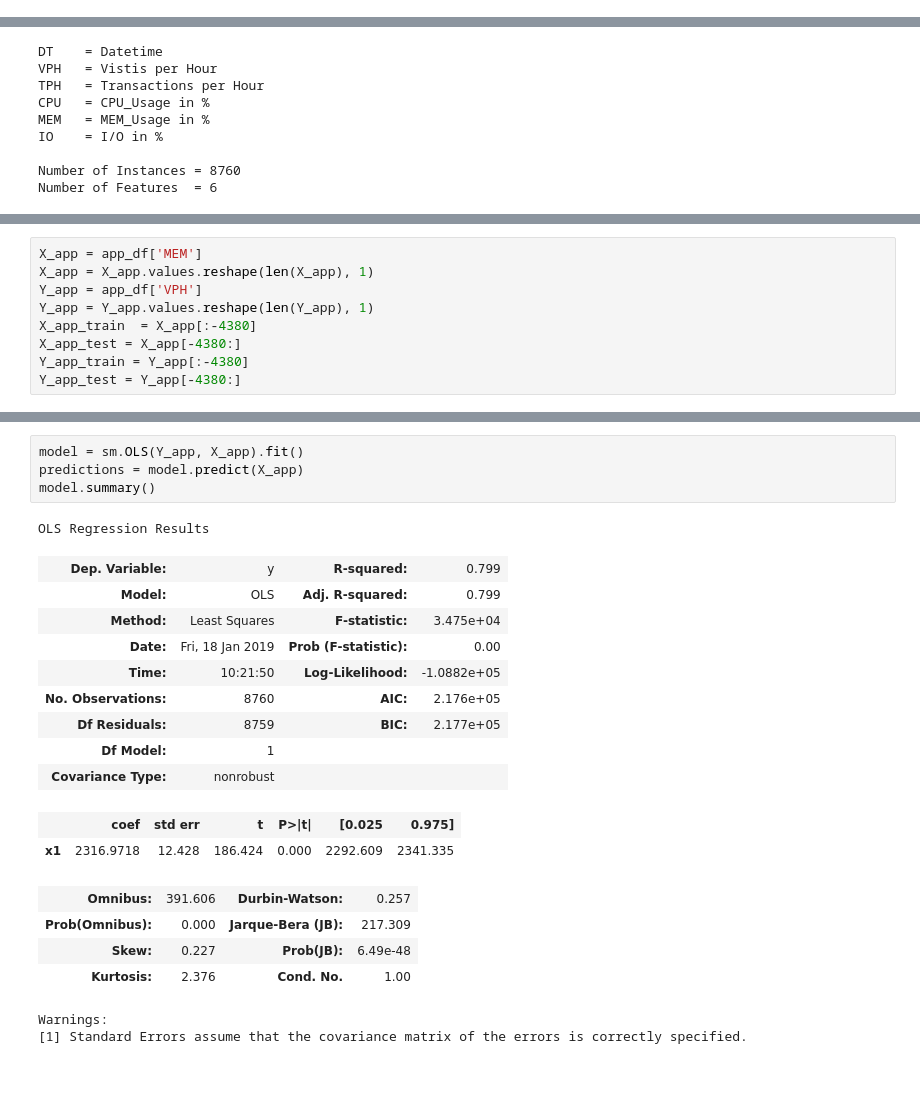
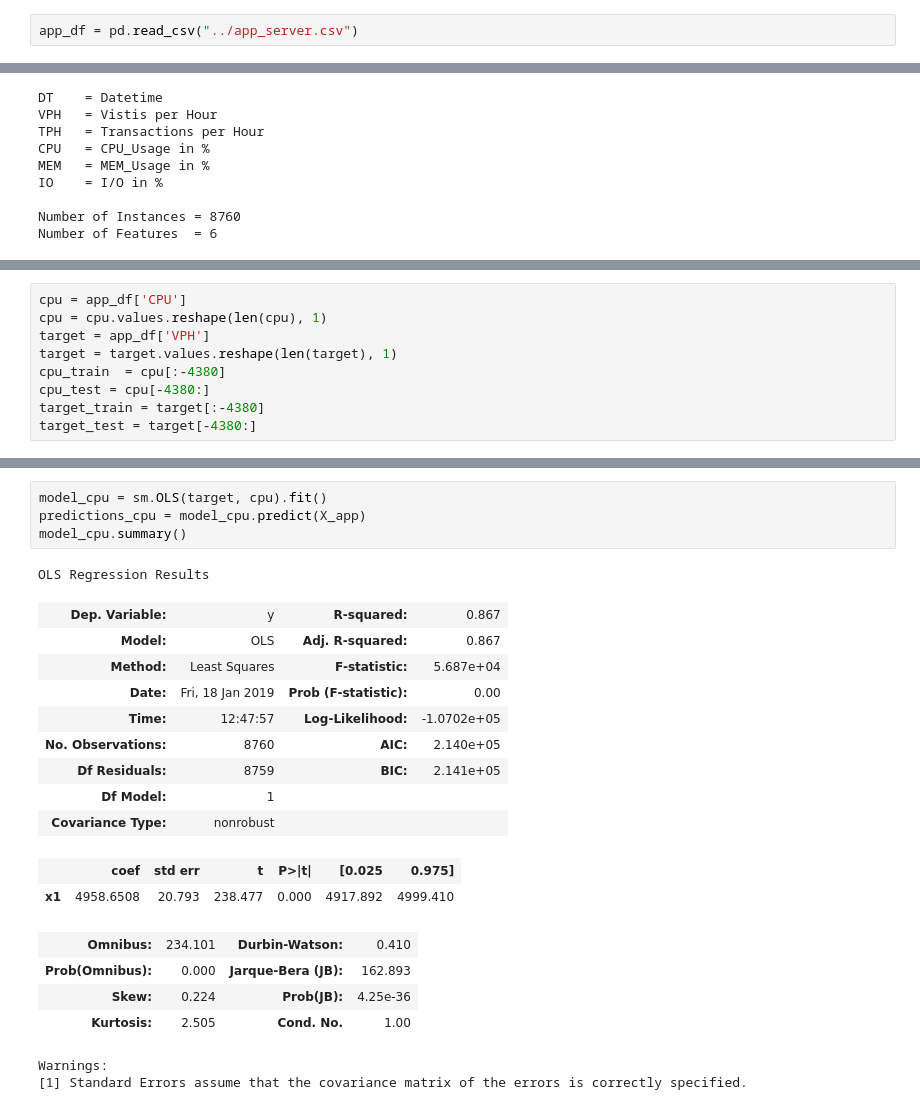
Before and after one commit to nerdiejack/capacity_management, a Jupyter notebook: notebooks/Appserver.ipynb, the cells around one changed output, grey strips where cells are left out. Cells and saved outputs as stored; diff of their text form; blank space fills up the shorter version.

```diff
--- a/notebooks/Appserver.ipynb
+++ b/notebooks/Appserver.ipynb
@@ -15,3 +15,5 @@ Return the month names of the DateTimeIndex with specified locale.app_df = pd.re
+# %%
+app_df = pd.read_csv("../app_server.csv")
 # %%
 f = open('../APP_README', 'r')
 file_content = f.read()
@@ -63,9 +68,9 @@ fig.tight_layout()
 # %%
-X_app = app_df['MEM']
-X_app = X_app.values.reshape(len(X_app), 1)
-Y_app = app_df['VPH']
-Y_app = Y_app.values.reshape(len(Y_app), 1)
-X_app_train  = X_app[:-4380]
-X_app_test = X_app[-4380:]
-Y_app_train = Y_app[:-4380]
-Y_app_test = Y_app[-4380:]
+cpu = app_df['CPU']
+cpu = cpu.values.reshape(len(cpu), 1)
+target = app_df['VPH']
+target = target.values.reshape(len(target), 1)
+cpu_train  = cpu[:-4380]
+cpu_test = cpu[-4380:]
+target_train = target[:-4380]
+target_test = target[-4380:]
@@ -85,23 +97,23 @@ plt.plot(X_app_test, regr.predict(X_app_test), color='black', linewidth=2)
 # %%
-model = sm.OLS(Y_app, X_app).fit()
-predictions = model.predict(X_app)
-model.summary()
+model_cpu = sm.OLS(target, cpu).fit()
+predictions_cpu = model_cpu.predict(X_app)
+model_cpu.summary()
 # %% [output]
 OLS Regression Results
-| Dep. Variable: | y | R-squared: | 0.799 |
-| Model: | OLS | Adj. R-squared: | 0.799 |
-| Method: | Least Squares | F-statistic: | 3.475e+04 |
+| Dep. Variable: | y | R-squared: | 0.867 |
+| Model: | OLS | Adj. R-squared: | 0.867 |
+| Method: | Least Squares | F-statistic: | 5.687e+04 |
 | Date: | Fri, 18 Jan 2019 | Prob (F-statistic): | 0.00 |
-| Time: | 10:21:50 | Log-Likelihood: | -1.0882e+05 |
-| No. Observations: | 8760 | AIC: | 2.176e+05 |
-| Df Residuals: | 8759 | BIC: | 2.177e+05 |
+| Time: | 12:47:57 | Log-Likelihood: | -1.0702e+05 |
+| No. Observations: | 8760 | AIC: | 2.140e+05 |
+| Df Residuals: | 8759 | BIC: | 2.141e+05 |
 | Df Model: | 1 |  |  |
 | Covariance Type: | nonrobust |  |  |
 |  | coef | std err | t | P>|t| | [0.025 | 0.975] |
-| x1 | 2316.9718 | 12.428 | 186.424 | 0.000 | 2292.609 | 2341.335 |
+| x1 | 4958.6508 | 20.793 | 238.477 | 0.000 | 4917.892 | 4999.410 |
-| Omnibus: | 391.606 | Durbin-Watson: | 0.257 |
-| Prob(Omnibus): | 0.000 | Jarque-Bera (JB): | 217.309 |
-| Skew: | 0.227 | Prob(JB): | 6.49e-48 |
-| Kurtosis: | 2.376 | Cond. No. | 1.00 |
+| Omnibus: | 234.101 | Durbin-Watson: | 0.410 |
+| Prob(Omnibus): | 0.000 | Jarque-Bera (JB): | 162.893 |
+| Skew: | 0.224 | Prob(JB): | 4.25e-36 |
+| Kurtosis: | 2.505 | Cond. No. | 1.00 |
 Warnings:
 [1] Standard Errors assume that the covariance matrix of the errors is correctly specified.
```
Also changed, not shown: parts of 13 cells of this notebook.
